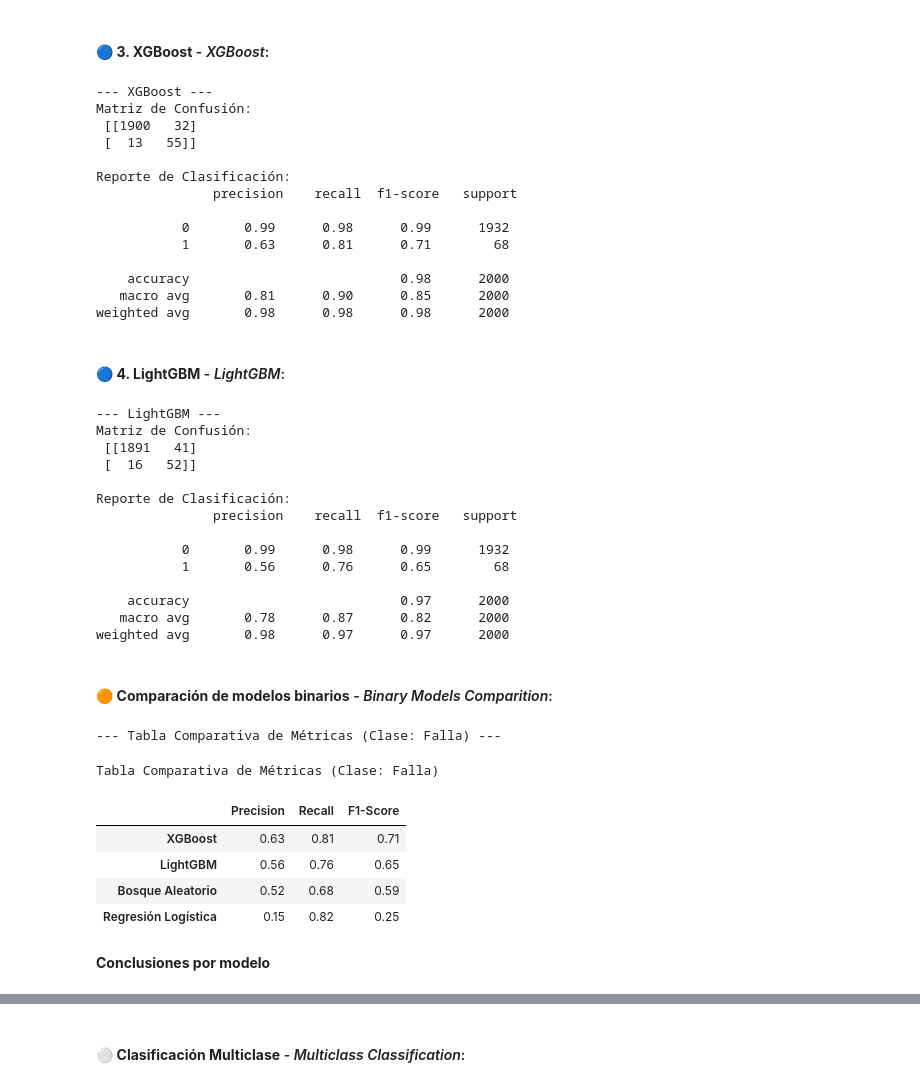
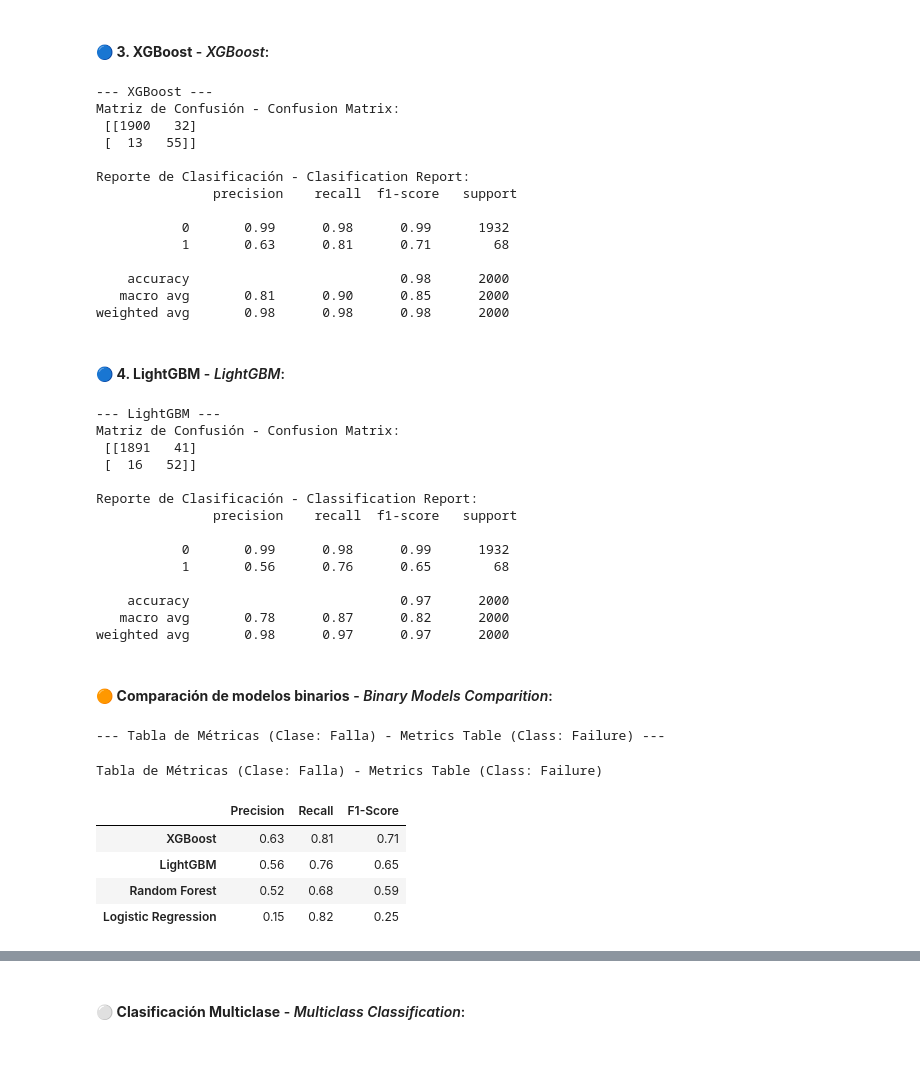
Before and after one commit to fernandoparisi/Predictive_maintenance, a Jupyter notebook: predictive_maintenance.ipynb, the cells around one changed output, grey strips where cells are left out. Saved outputs shown, nothing was run; the diff lists cells and outputs as text; code cells hidden in the pictures; blank space fills up the shorter version.

```diff
--- a/predictive_maintenance.ipynb
+++ b/predictive_maintenance.ipynb
@@ -62,7 +66,7 @@ import matplotlib.pyplot as plt
 import seaborn as sns
 # %%
 # Cargar el archivo - Load the file
-file = 'C:/Users/ar035073/Desktop/predictive_maintenance.csv'
+file = 'C:/Users/Fer/Desktop/Proyectos DS en ingenieria/Predictive_maintenance/predictive_maintenance.csv'
 df = pd.read_csv(file)
 # %% [markdown]
 ### 🟢 **Análisis inicial**  - *Initial analysis*:
@@ -449,18 +438,18 @@ pipeline_xgb.fit(X_train, y_train)
 y_pred_xgb = pipeline_xgb.predict(X_test)
 
 print("--- XGBoost ---")
-print("Matriz de Confusión:\n", confusion_matrix(y_test, y_pred_xgb))
-print("\nReporte de Clasificación:\n", classification_report(y_test, y_pred_xgb))
+print("Matriz de Confusión - Confusion Matrix:\n", confusion_matrix(y_test, y_pred_xgb))
+print("\nReporte de Clasificación - Clasification Report:\n", classification_report(y_test, y_pred_xgb))
 
 # Guardar métricas - Save the metrics
 report_xgb = classification_report(y_test, y_pred_xgb, output_dict=True)['1']
 # %% [output]
 --- XGBoost ---
-Matriz de Confusión:
+Matriz de Confusión - Confusion Matrix:
  [[1900   32]
  [  13   55]]
 
-Reporte de Clasificación:
+Reporte de Clasificación - Clasification Report:
                precision    recall  f1-score   support
 
            0       0.99      0.98      0.99      1932
@@ -493,18 +482,18 @@ pipeline_lgbm.fit(X_train, y_train)
 y_pred_lgbm = pipeline_lgbm.predict(X_test)
 
 print("--- LightGBM ---")
-print("Matriz de Confusión:\n", confusion_matrix(y_test, y_pred_lgbm))
-print("\nReporte de Clasificación:\n", classification_report(y_test, y_pred_lgbm))
+print("Matriz de Confusión - Confusion Matrix:\n", confusion_matrix(y_test, y_pred_lgbm))
+print("\nReporte de Clasificación - Classification Report:\n", classification_report(y_test, y_pred_lgbm))
 
 # Guardar métricas - Save the metrics
 report_lgbm = classification_report(y_test, y_pred_lgbm, output_dict=True)['1']
 # %% [output]
 --- LightGBM ---
-Matriz de Confusión:
+Matriz de Confusión - Confusion Matrix:
  [[1891   41]
  [  16   52]]
 
-Reporte de Clasificación:
+Reporte de Clasificación - Classification Report:
                precision    recall  f1-score   support
 
            0       0.99      0.98      0.99      1932
@@ -518,35 +507,30 @@ weighted avg       0.98      0.97      0.97      2000
 # %%
 import pandas as pd
 from IPython.display import display
 
-# Crear el DataFrame con los resultados
+# Crear el DataFrame con los resultados - Create the dataframe with the results
 results_df = pd.DataFrame({
     'Precision': [report_lr['precision'], report_rf['precision'], report_xgb['precision'], report_lgbm['precision']],
     'Recall': [report_lr['recall'], report_rf['recall'], report_xgb['recall'], report_lgbm['recall']],
     'F1-Score': [report_lr['f1-score'], report_rf['f1-score'], report_xgb['f1-score'], report_lgbm['f1-score']]
-}, index=['Regresión Logística', 'Bosque Aleatorio', 'XGBoost', 'LightGBM'])
+}, index=['Logistic Regression', 'Random Forest', 'XGBoost', 'LightGBM'])
 
-# Ordenar por F1-Score
 df_resultados_ordenado = results_df.sort_values(by='F1-Score', ascending=False)
-
-# Aplicar estilo sin color
-print("\n--- Tabla Comparativa de Métricas (Clase: Falla) ---")
+print("\n--- Tabla de Métricas (Clase: Falla) - Metrics Table (Class: Failure) ---")
 styled_df = df_resultados_ordenado.style \
-    .set_caption("Tabla Comparativa de Métricas (Clase: Falla)") \
+    .set_caption("Tabla de Métricas (Clase: Falla) - Metrics Table (Class: Failure)") \
     .format("{:.2f}") \
     .set_table_styles([
         {'selector': 'caption', 'props': [('font-size', '16px'), ('font-weight', 'bold')]},
         {'selector': 'th.col_heading', 'props': [('font-size', '12px')]},
         {'selector': 'th.row_heading', 'props': [('font-size', '12px')]}
     ])
 display(styled_df)
 # %% [output]
---- Tabla Comparativa de Métricas (Clase: Falla) ---
+--- Tabla de Métricas (Clase: Falla) - Metrics Table (Class: Failure) ---
-Tabla Comparativa de Métricas (Clase: Falla)
+Tabla de Métricas (Clase: Falla) - Metrics Table (Class: Failure)
 |  | Precision | Recall | F1-Score |
 | XGBoost | 0.63 | 0.81 | 0.71 |
 | LightGBM | 0.56 | 0.76 | 0.65 |
-| Bosque Aleatorio | 0.52 | 0.68 | 0.59 |
-| Regresión Logística | 0.15 | 0.82 | 0.25 |
+| Random Forest | 0.52 | 0.68 | 0.59 |
+| Logistic Regression | 0.15 | 0.82 | 0.25 |
-# %% [markdown]
-**Conclusiones por modelo**
```
Also changed, not shown: parts of 12 cells of this notebook.
